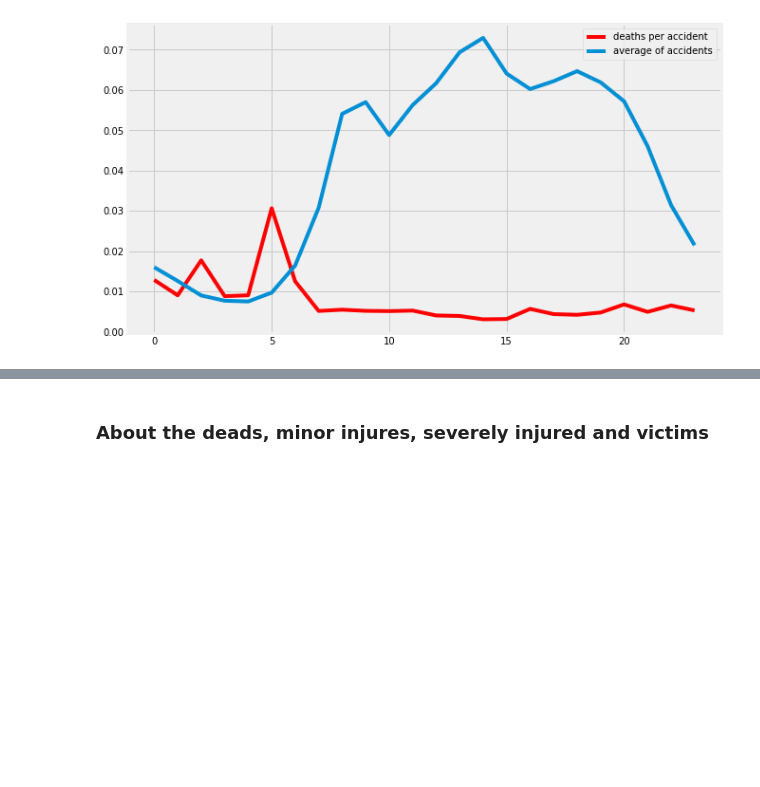
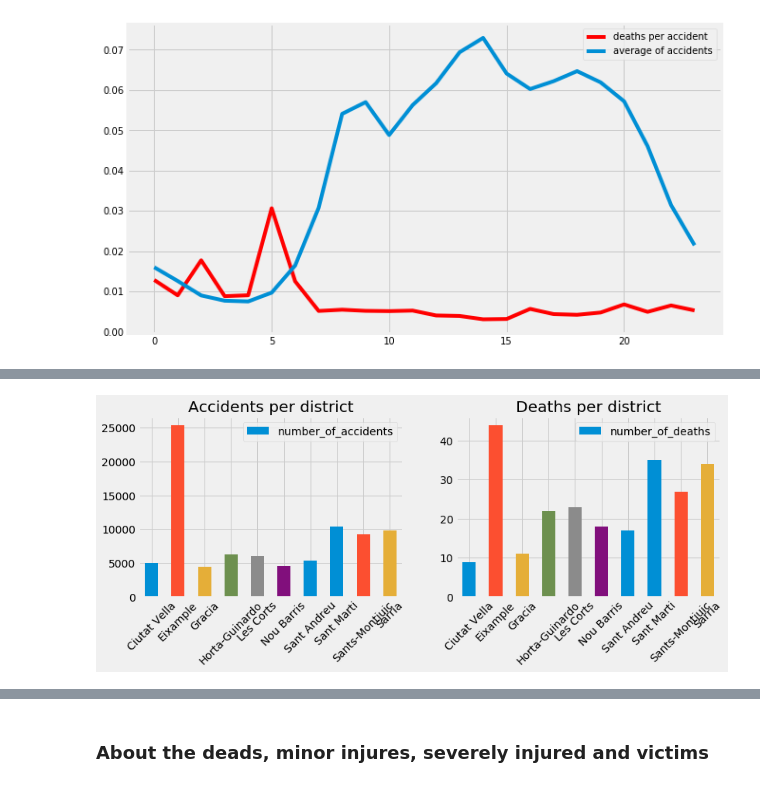
Before and after one commit to AlexChicote/BarcelonaAccidents, a Jupyter notebook: BarcelonaAccidents-2010-2018-Plotting-Accidents.ipynb, the cells around one changed output, grey strips where cells are left out. Saved outputs shown, nothing was run; the diff lists cells and outputs as text; code cells hidden in the pictures; blank space fills up the shorter version.

```diff
--- a/BarcelonaAccidents-2010-2018-Plotting-Accidents.ipynb
+++ b/BarcelonaAccidents-2010-2018-Plotting-Accidents.ipynb
@@ -442,0 +330,14 @@ plt.savefig('./charts/ratio_per_district_2018.png');
+# %%
+district = accidents.groupby('district').agg({'incident_#': 'count', '#_deaths': 'sum'})
+district.columns =['number_of_accidents', 'number_of_deaths']
+district.index = [remove_accents(x) for x in district.index]
+district.index = ['Sarria' if x.startswith('Sarr') else x for x in district.index]
+district.drop('Desconegut', inplace=True)
+district['deaths_per_accident'] = (district['number_of_deaths']/district['number_of_accidents']) * 100
+# %%
+fig, axes = plt.subplots(1,2, figsize=(12,4))
+district.plot(kind='bar', ax=axes[0], y ='number_of_accidents', title='Accidents per district',rot=45);
+district.plot(kind='bar', ax=axes[1], y= 'number_of_deaths' , title='Deaths per district', rot=45);
+plt.savefig('./charts/deaths_accidents_per_district_2018.png')
+# %% [output]
+[figure, added]
```
Also changed, not shown: parts of 105 cells of this notebook, 15 other files.
